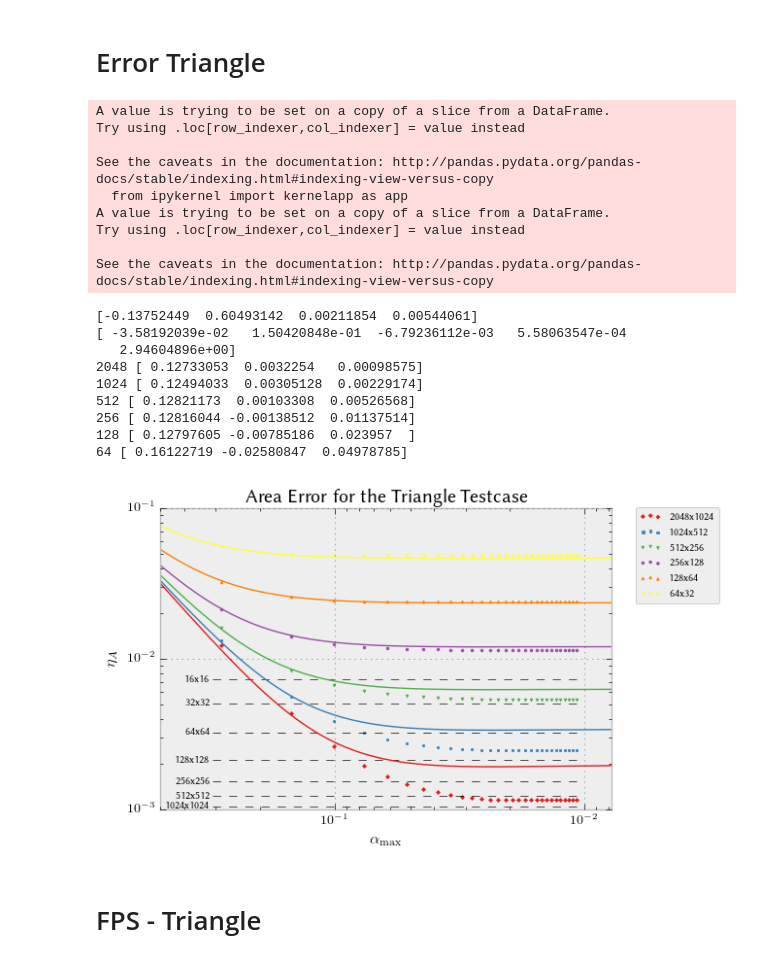
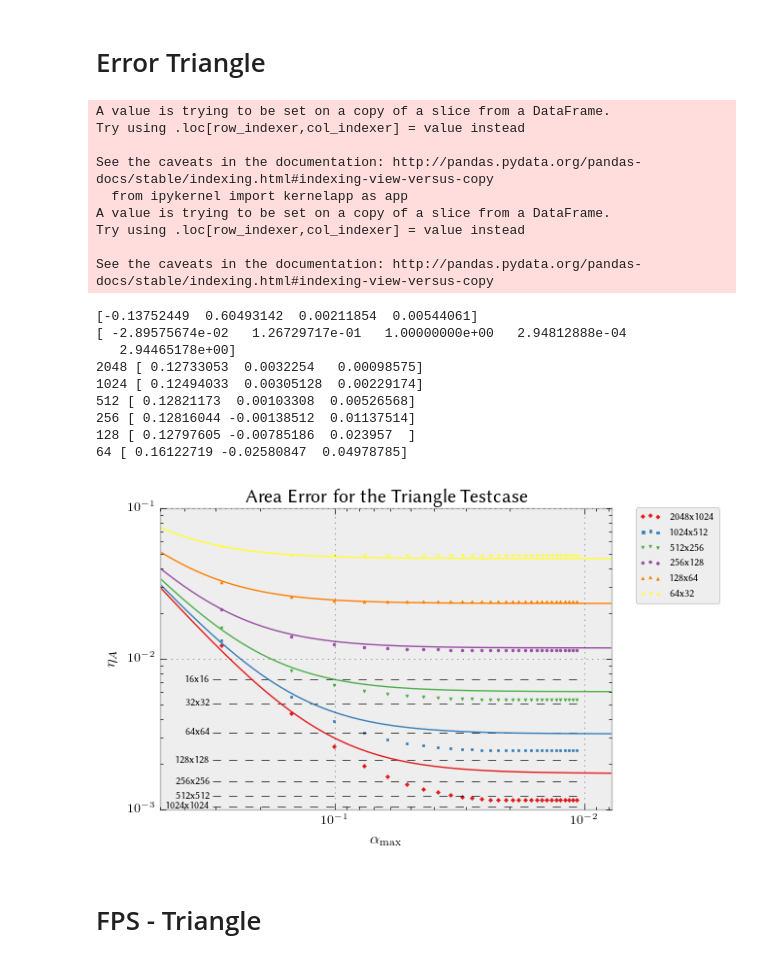
Before and after one commit to mtfranzen/quavis-benchmark, a Jupyter notebook: scripts/util/plots.ipynb, the cells around one changed output. Saved outputs shown, nothing was run; the diff lists cells and outputs as text; code cells hidden in the pictures.

```diff
--- a/scripts/util/plots.ipynb
+++ b/scripts/util/plots.ipynb
@@ -296,7 +296,7 @@ Y = df2[df2["ALPHA"] > 0.025]["ERROR"].values
 XWY=zip(X,XW,Y)
 
 def gk(z,x,w):
-    return z[0]*x**3 + z[1]*x**2 + z[2]*x + z[3] + z[4]/w
+    return z[0]*x**3 + z[1]*x**2 + z[3] + z[4]/w
 
 def g(z):
     total_error = 0
@@ -333,36 +333,36 @@ for width, color, marker in zip(widths, colors, markers):
     print width, z
     plt.plot(l,[gk(z1.x,x,width) for x in l],color=color,linewidth=1)
 
 ax.set_xscale('log', basex=10)
 ax.set_yscale('log', basey=10)
 ly=ax.set_ylabel(r"$\eta_A$")
 lx=ax.set_xlabel(r"$\alpha_\mathrm{max}$")
 ax.set_title(r'Area Error for the Triangle Testcase ')
 ax.set_xlim((2**-7,2**-1))
 ax.set_ylim((10**-3,10**-1))
 lg=ax.legend(fontsize=8, bbox_to_anchor=(1.25,1.02))
 ax.invert_xaxis()
 f.savefig("plots/area_error_triangle.pdf", bbox_extra_artists=(lg,lx,ly), bbox_inches='tight')
 # %% [output]
 A value is trying to be set on a copy of a slice from a DataFrame.
 Try using .loc[row_indexer,col_indexer] = value instead
 
 See the caveats in the documentation: http://pandas.pydata.org/pandas-docs/stable/indexing.html#indexing-view-versus-copy
   from ipykernel import kernelapp as app
 A value is trying to be set on a copy of a slice from a DataFrame.
 Try using .loc[row_indexer,col_indexer] = value instead
 
 See the caveats in the documentation: http://pandas.pydata.org/pandas-docs/stable/indexing.html#indexing-view-versus-copy
 [-0.13752449  0.60493142  0.00211854  0.00544061]
-[ -3.58192039e-02   1.50420848e-01  -6.79236112e-03   5.58063547e-04
-   2.94604896e+00]
+[ -2.89575674e-02   1.26729717e-01   1.00000000e+00   2.94812888e-04
+   2.94465178e+00]
 2048 [ 0.12733053  0.0032254   0.00098575]
 1024 [ 0.12494033  0.00305128  0.00229174]
 512 [ 0.12821173  0.00103308  0.00526568]
 256 [ 0.12816044 -0.00138512  0.01137514]
 128 [ 0.12797605 -0.00785186  0.023957  ]
 64 [ 0.16122719 -0.02580847  0.04978785]
-[figure, old version]
+[figure, new version]
 # %% [markdown]
 # FPS - Triangle
 # %%
```
Also changed, not shown: 6 other files.
